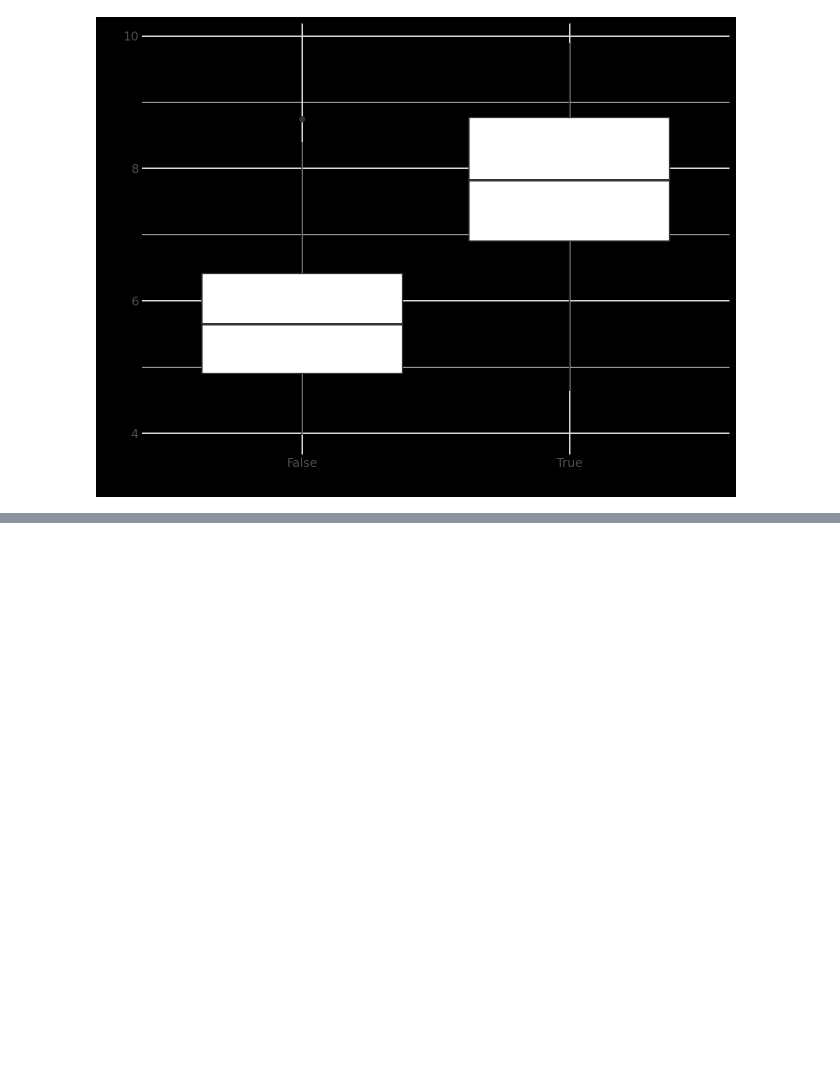
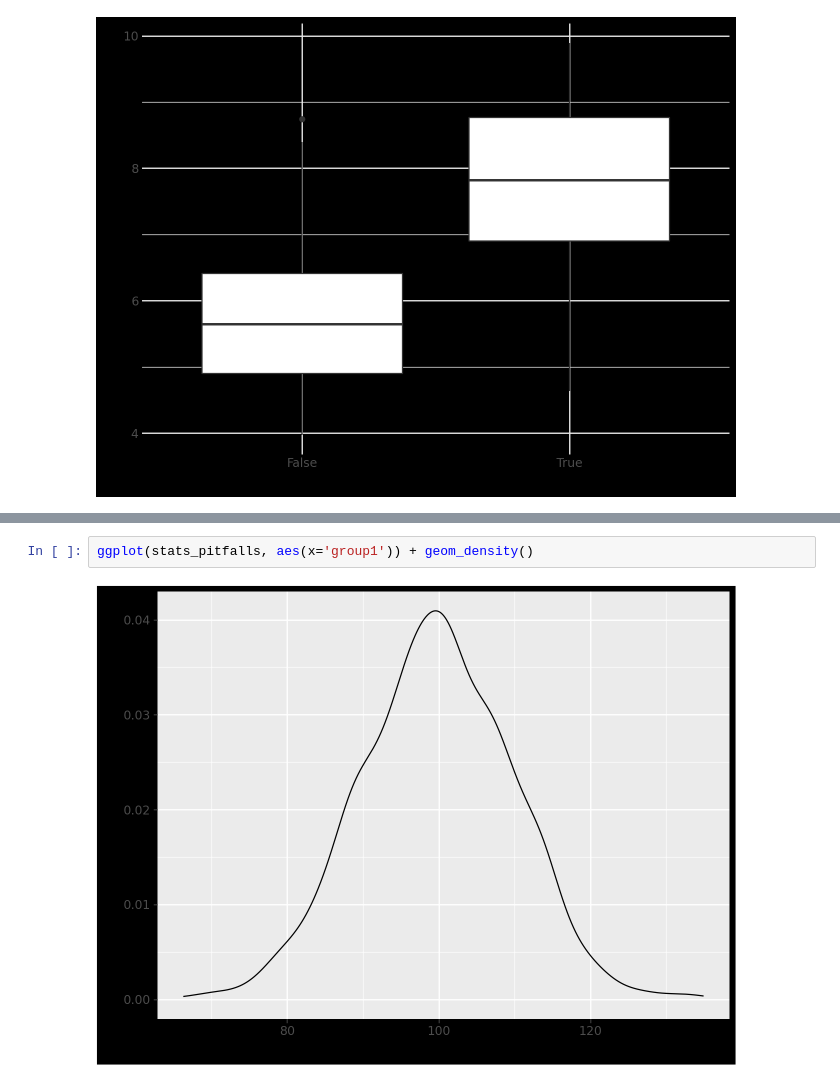
Before and after one commit to areiljan/DataScience, a Jupyter notebook: EX8/8.ipynb, the cells around one changed output, grey strips where cells are left out. Cells and saved outputs as stored; diff of their text form; blank space fills up the shorter version.

```diff
--- a/EX8/8.ipynb
+++ b/EX8/8.ipynb
@@ -74,0 +199,4 @@ plot_growth_one_mk(growth_analysis, 'gene_A')
+# %%
+ggplot(stats_pitfalls, aes(x='group1')) + geom_density()
+# %% [output]
+[figure, added]
```
Also changed, not shown: parts of 23 cells of this notebook, 2 other files.
